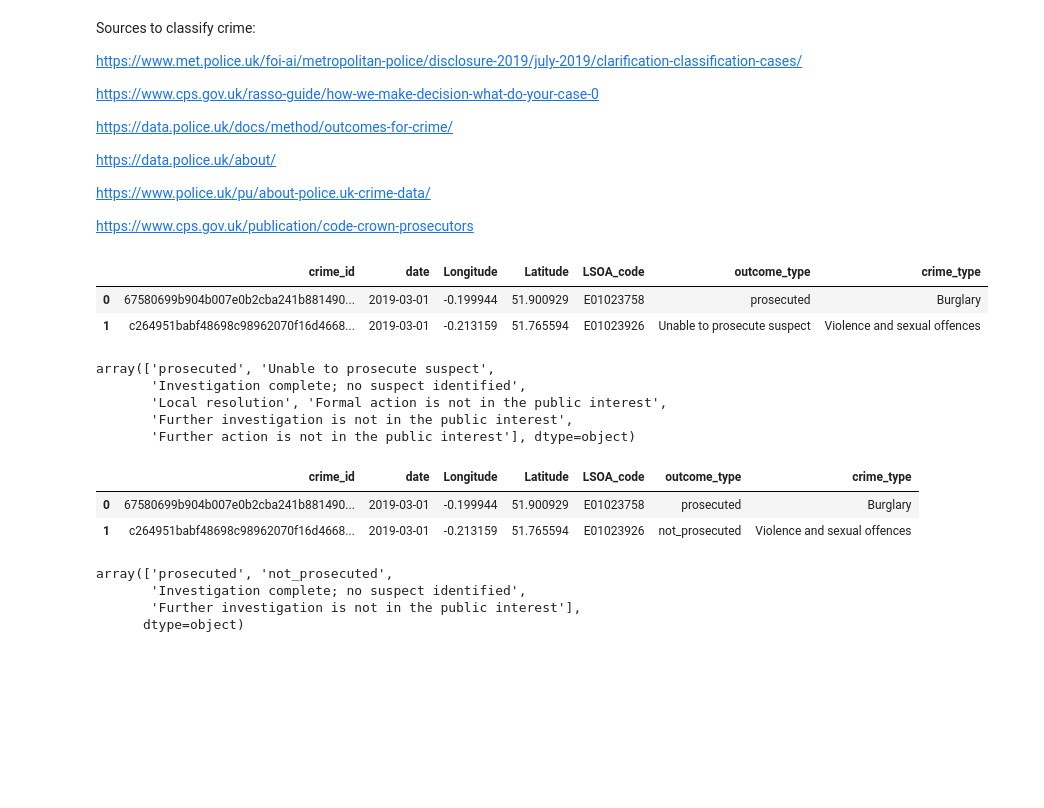
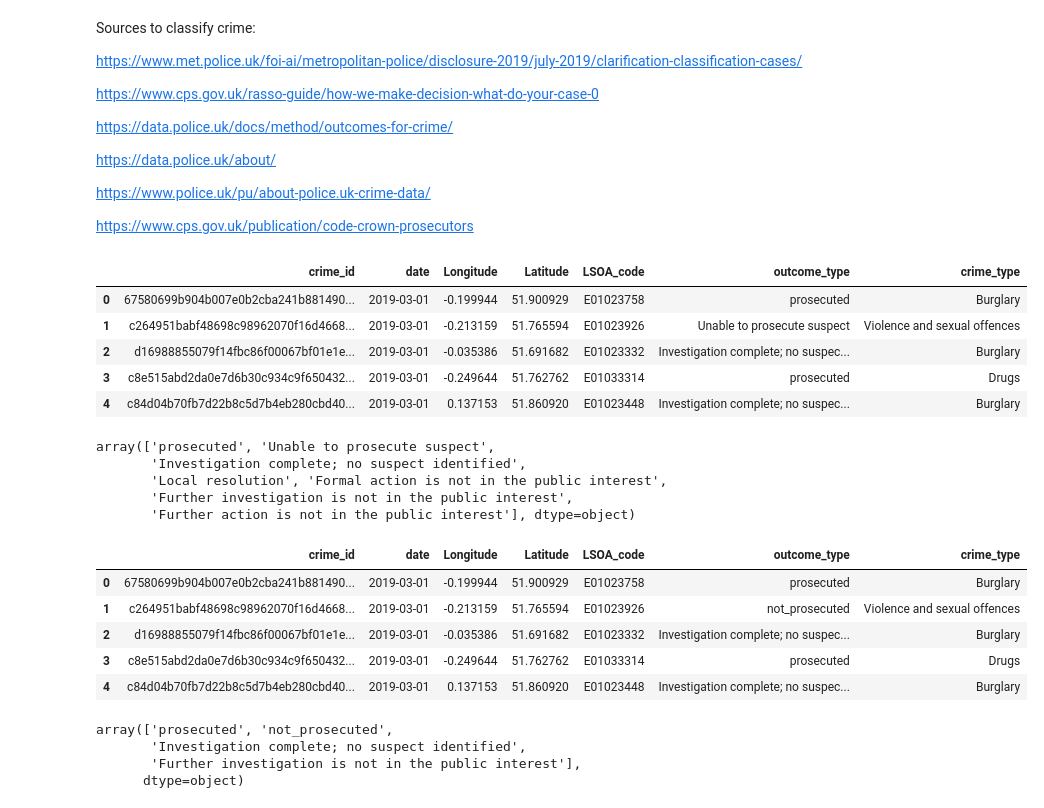
Before and after one commit to saquibmohiuddin/Hertfordshire-Constabulary, a Jupyter notebook: codes/three_years_de-1-hot.ipynb, the cells around one changed output. Cells and saved outputs as stored; diff of their text form; code cells hidden in the pictures; blank space fills up the shorter version.

```diff
--- a/codes/three_years_de-1-hot.ipynb
+++ b/codes/three_years_de-1-hot.ipynb
@@ -304,15 +308,18 @@ https://www.cps.gov.uk/publication/code-crown-prosecutors
 # %%
 df["outcome_type"] = df["outcome_type"].replace({"Suspect charged":"prosecuted",
 "Suspect charged as part of another case":"prosecuted",
 "Defendant sent to Crown Court": "prosecuted", "Action to be taken by another organisation": "prosecuted",
 "Offender given a drugs possession warning" : "prosecuted", "Offender given penalty notice":"prosecuted",
 "prosecuted as part of another case":"prosecuted",
 "Offender given a caution":"prosecuted", "prosecuted as part of another case":"prosecuted"})
-df.head(2)
+df.head()
 # %% [output]
 |  | crime_id | date | Longitude | Latitude | LSOA_code | outcome_type | crime_type |
 | 0 | 67580699b904b007e0b2cba241b881490... | 2019-03-01 | -0.199944 | 51.900929 | E01023758 | prosecuted | Burglary |
 | 1 | c264951babf48698c98962070f16d4668... | 2019-03-01 | -0.213159 | 51.765594 | E01023926 | Unable to prosecute suspect | Violence and sexual offences |
+| 2 | d16988855079f14fbc86f00067bf01e1e... | 2019-03-01 | -0.035386 | 51.691682 | E01023332 | Investigation complete; no suspec... | Burglary |
+| 3 | c8e515abd2da0e7d6b30c934c9f650432... | 2019-03-01 | -0.249644 | 51.762762 | E01033314 | prosecuted | Drugs |
+| 4 | c84d04b70fb7d22b8c5d7b4eb280cbd40... | 2019-03-01 | 0.137153 | 51.860920 | E01023448 | Investigation complete; no suspec... | Burglary |
 # %%
 df["outcome_type"].unique()
 # %% [output]
@@ -323,14 +330,17 @@ array(['prosecuted', 'Unable to prosecute suspect',
        'Further action is not in the public interest'], dtype=object)
 # %%
 df["outcome_type"] = df["outcome_type"].replace({"Unable to prosecute suspect":"not_prosecuted",
-"Local resolution":"not_prosecuted",
-"Formal action is not in the public interest": "not_prosecuted",
-"Further action is not in the public interest" : "not_prosecuted"})
-df.head(2)
+                                                 "Local resolution":"not_prosecuted",
+                                                 "Formal action is not in the public interest": "not_prosecuted",
+                                                 "Further action is not in the public interest" : "not_prosecuted"})
+df.head()
 # %% [output]
 |  | crime_id | date | Longitude | Latitude | LSOA_code | outcome_type | crime_type |
 | 0 | 67580699b904b007e0b2cba241b881490... | 2019-03-01 | -0.199944 | 51.900929 | E01023758 | prosecuted | Burglary |
 | 1 | c264951babf48698c98962070f16d4668... | 2019-03-01 | -0.213159 | 51.765594 | E01023926 | not_prosecuted | Violence and sexual offences |
+| 2 | d16988855079f14fbc86f00067bf01e1e... | 2019-03-01 | -0.035386 | 51.691682 | E01023332 | Investigation complete; no suspec... | Burglary |
+| 3 | c8e515abd2da0e7d6b30c934c9f650432... | 2019-03-01 | -0.249644 | 51.762762 | E01033314 | prosecuted | Drugs |
+| 4 | c84d04b70fb7d22b8c5d7b4eb280cbd40... | 2019-03-01 | 0.137153 | 51.860920 | E01023448 | Investigation complete; no suspec... | Burglary |
 # %%
 df["outcome_type"].unique()
 # %% [output]
```
Also changed, not shown: parts of 62 cells of this notebook.
